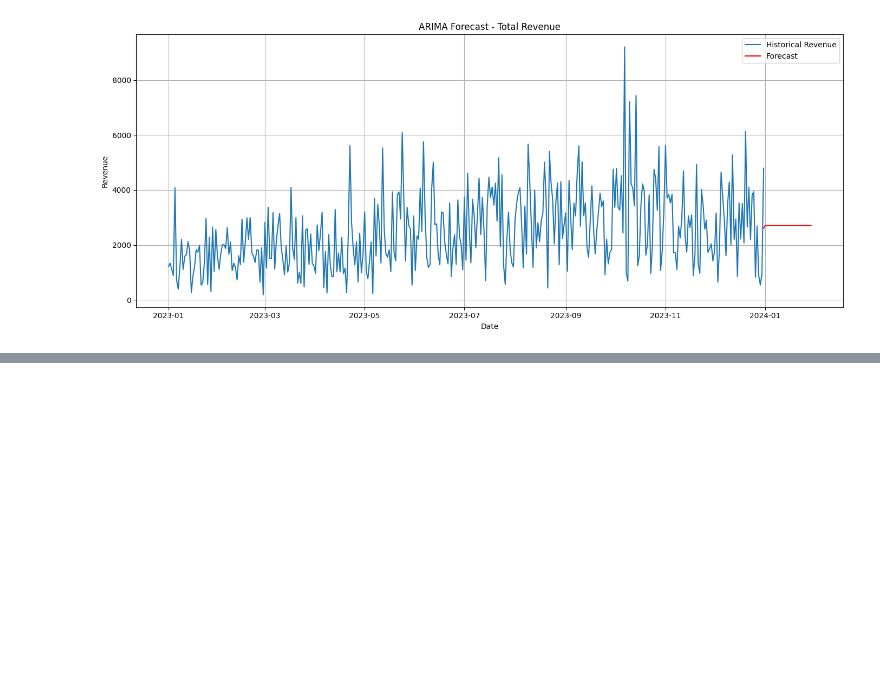
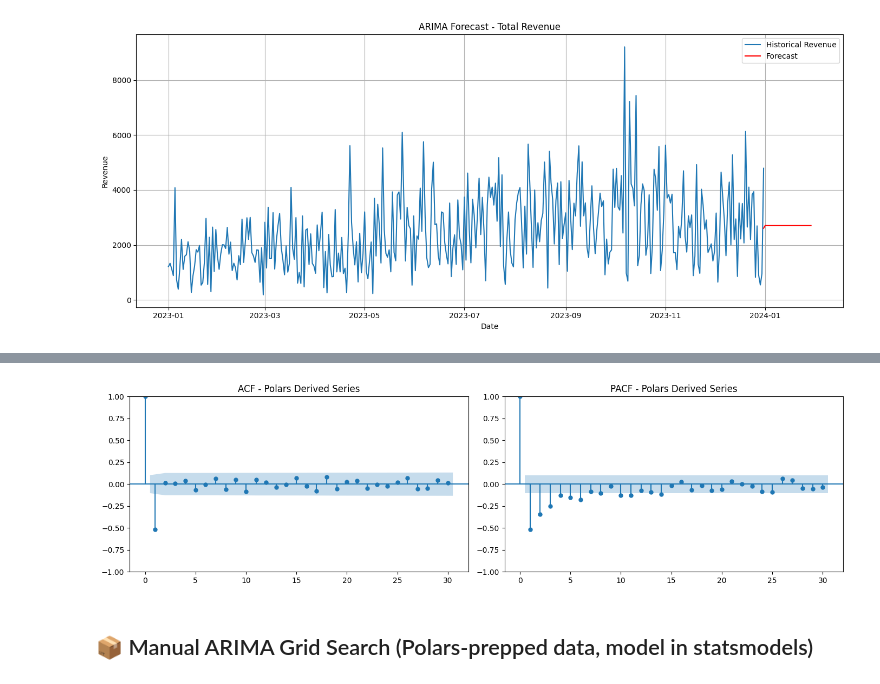
Before and after one commit to KaviV23/nttc-umhack, a Jupyter notebook: backend/EDA.ipynb, the cells around one changed output, grey strips where cells are left out. Cells and saved outputs as stored; diff of their text form; code cells hidden in the pictures; blank space fills up the shorter version.

Commit message:
ARIMA partially accurate

```diff
--- a/backend/EDA.ipynb
+++ b/backend/EDA.ipynb
@@ -587,0 +717,33 @@ comparison_df[[
+# %%
+# PART X: ACF and PACF for Differenced Revenue using Polars (and minimal Pandas)
+
+import polars as pl
+import pandas as pd
+import matplotlib.pyplot as plt
+from statsmodels.graphics.tsaplots import plot_acf, plot_pacf
+
+# Step 1: Compute differenced revenue in Polars
+diff_df = daily_sales_df.select([
+    "order_date",
+    (pl.col("total_revenue") - pl.col("total_revenue").shift(1)).alias("revenue_diff")
+]).drop_nulls()
+
+# Step 2: Convert to Pandas Series with datetime index
+diff_pd = diff_df.to_pandas()
+diff_series = pd.Series(data=diff_pd["revenue_diff"].values, index=pd.to_datetime(diff_pd["order_date"]))
+
+# Step 3: Plot ACF and PACF
+fig, axes = plt.subplots(1, 2, figsize=(14, 4))
+plot_acf(diff_series, ax=axes[0], lags=30)
+axes[0].set_title("ACF - Polars Derived Series")
+
+plot_pacf(diff_series, ax=axes[1], lags=30, method='ywm')
+axes[1].set_title("PACF - Polars Derived Series")
+
+plt.tight_layout()
+plt.show()
+# %% [output]
+[figure, added]
+# %% [markdown]
+
+## 📦 Manual ARIMA Grid Search (Polars-prepped data, model in statsmodels)
```
Also changed, not shown: parts of 11 cells of this notebook.
